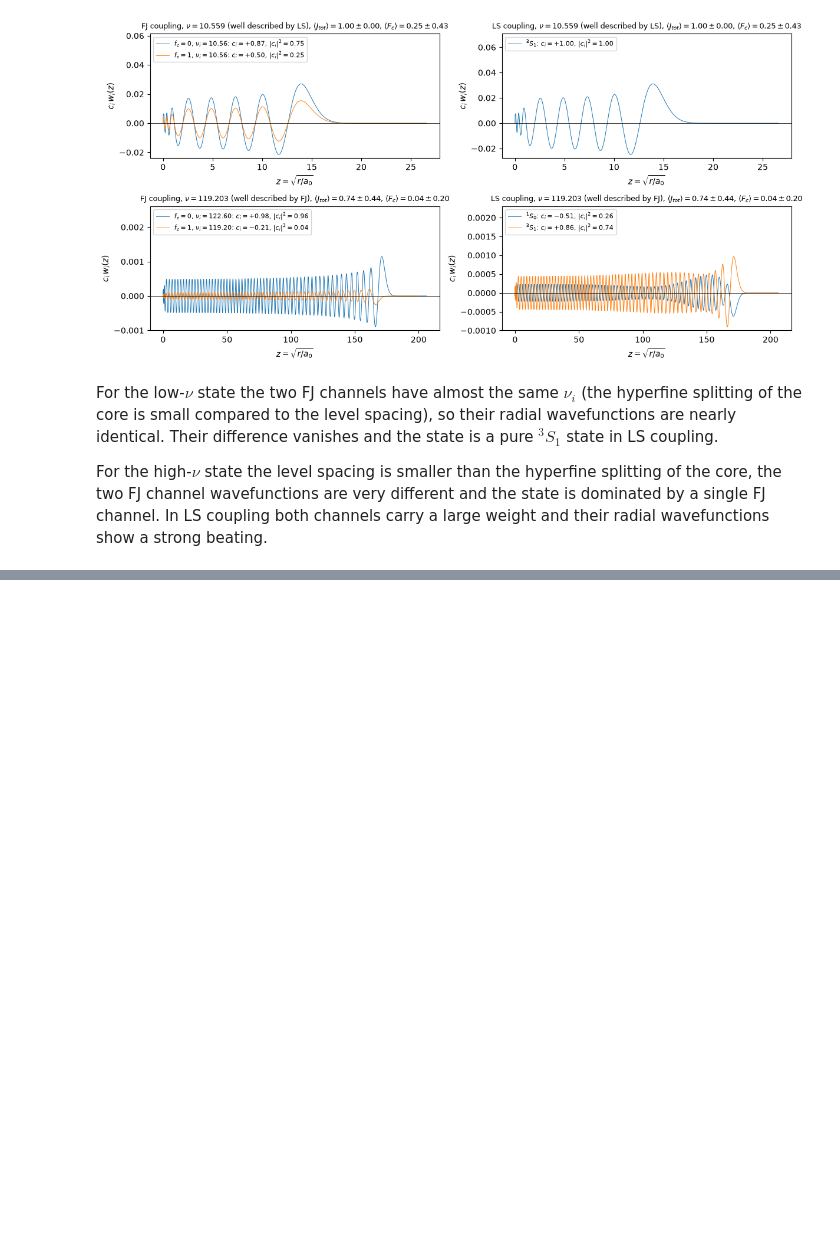
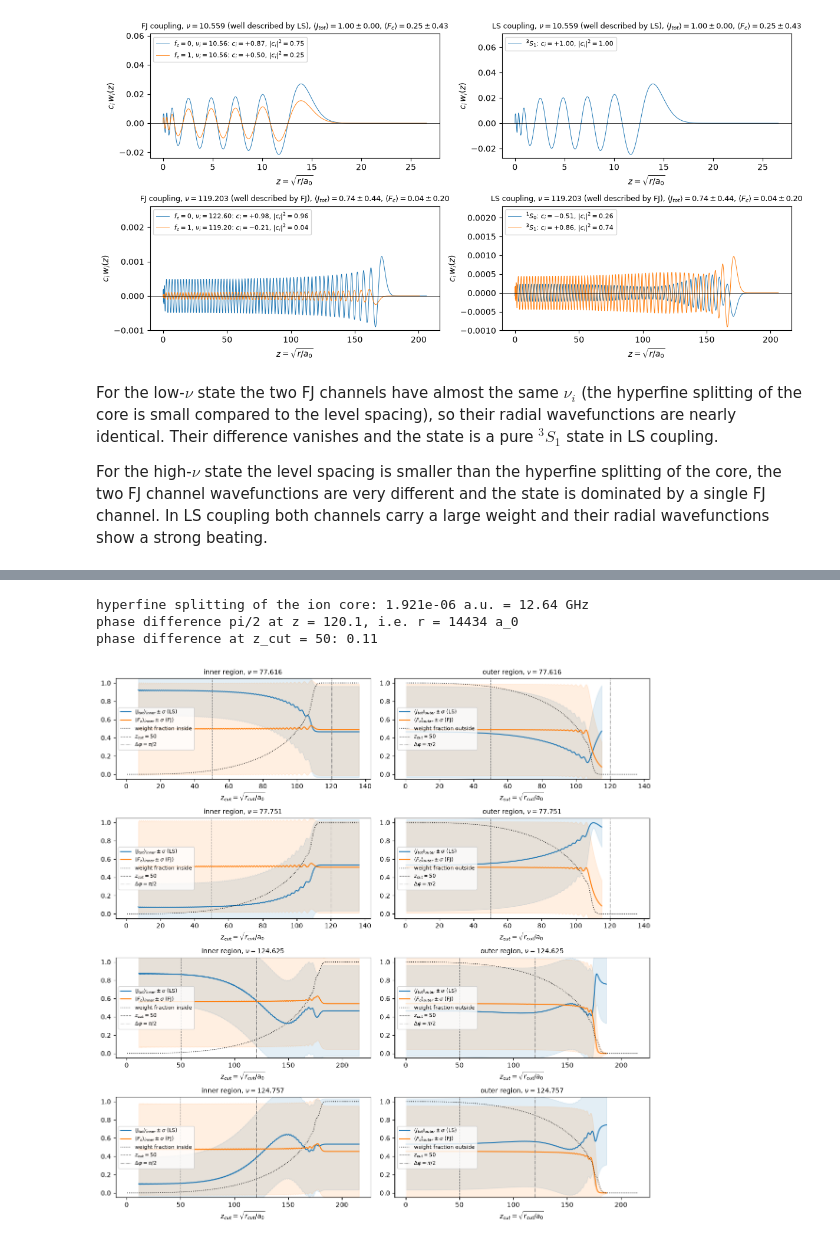
Before and after one commit to johannes-moegerle/rydstate, a Jupyter notebook: docs/examples/mqdt/mqdt_radial_wavefunctions_fj_vs_ls.ipynb, the cells around one changed output, grey strips where cells are left out. Cells and saved outputs as stored; diff of their text form; code cells hidden in the pictures; blank space fills up the shorter version.

```diff
--- a/docs/examples/mqdt/mqdt_radial_wavefunctions_fj_vs_ls.ipynb
+++ b/docs/examples/mqdt/mqdt_radial_wavefunctions_fj_vs_ls.ipynb
@@ -226,0 +270,61 @@ In LS coupling both channels carry a large weight and their radial wavefunctions
+# %%
+# hyperfine splitting of the two ionization thresholds (6s_1/2, f_c=0 and f_c=1) in atomic units
+thresholds = {
+    ket.angular.f_c: state.mqdt.get_ionization_threshold(ket.angular.get_core_ket(), unit="hartree")
+    for _, ket in get_channels(basis.states[mixed_indices[0]], "FJ")
+}
+delta_e_hfs = thresholds[1] - thresholds[0]
+print(f"hyperfine splitting of the ion core: {delta_e_hfs:.3e} a.u. = {delta_e_hfs * 6.5797e6:.2f} GHz")
+
+# radius, where the phase difference between the two FJ channels reaches pi/2
+z_phase = (3 * np.pi / (2 * np.sqrt(2) * delta_e_hfs)) ** (1 / 3)
+print(f"phase difference pi/2 at z = {z_phase:.1f}, i.e. r = {z_phase**2:.0f} a_0")
+
+# fixed inner cut used for the table below
+z_cut_inner = 50
+print(f"phase difference at z_cut = {z_cut_inner}: {delta_e_hfs * np.sqrt(2) / 3 * z_cut_inner**3:.2f}")
+# %% [output]
+hyperfine splitting of the ion core: 1.921e-06 a.u. = 12.64 GHz
+phase difference pi/2 at z = 120.1, i.e. r = 14434 a_0
+phase difference at z_cut = 50: 0.11
+# %%
+fig, axs = plt.subplots(n_plot, 2, figsize=(12, 3 * n_plot), sharex="row")
+for row, i in enumerate(plot_indices):
+    state = basis.states[i]
+    z_max = max(ket.radial.z_list[-1] for _, ket in get_channels(state, "FJ"))
+    z_cut = np.linspace(0.5, z_max, 1000)
+
+    for j, (coupling_scheme, qn, label) in enumerate([("LS", "j_tot", r"J_{tot}"), ("FJ", "f_c", r"F_c")]):
+        weights_inner, qn_values = calc_cumulative_weights(state, coupling_scheme, qn, z_cut)
+        weights_total = weights_inner[:, -1:]
+        weights_outer = weights_total - weights_inner
+
+        for ax, weights, region in [(axs[row, 0], weights_inner, "inner"), (axs[row, 1], weights_outer, "outer")]:
+            # ignore the region where (almost) no weight is left, to avoid numerical noise
+            mask = weights.sum(axis=0) > 1e-4 * weights_total.sum()
+            exp, std = calc_region_exp_std(weights[:, mask], qn_values)
+            ax.plot(
+                z_cut[mask],
+                exp,
+                f"C{j}",
+                label=rf"$\langle {label} \rangle_{{{region}}} \pm \sigma$ ({coupling_scheme})",
+            )
+            ax.fill_between(z_cut[mask], exp - std, exp + std, color=f"C{j}", alpha=0.12)
+
+    # fraction of the total weight inside z < z_cut
+    fraction_inner = weights_inner.sum(axis=0) / weights_total.sum()
+    axs[row, 0].plot(z_cut, fraction_inner, "k:", lw=1, label="weight fraction inside")
+    axs[row, 1].plot(z_cut, 1 - fraction_inner, "k:", lw=1, label="weight fraction outside")
+
+    for ax, region in zip(axs[row], ["inner", "outer"], strict=True):
+        ax.axvline(z_cut_inner, color="grey", lw=0.8, ls="--", label=rf"$z_{{cut}} = {z_cut_inner}$")
+        ax.axvline(z_phase, color="grey", lw=0.8, ls="-.", label=r"$\Delta \varphi = \pi / 2$")
+        ax.set_title(rf"{region} region, $\nu = {nu[i]:.3f}$", fontsize=10)
+        ax.set_xlabel(r"$z_{cut} = \sqrt{r_{cut} / a_0}$")
+        ax.set_ylim(-0.05, 1.05)
+        ax.legend(loc="center left", fontsize=8)
+
+fig.tight_layout()
+plt.show()
+# %% [output]
+[figure, added]
```
Also changed, not shown: parts of 5 cells of this notebook.
